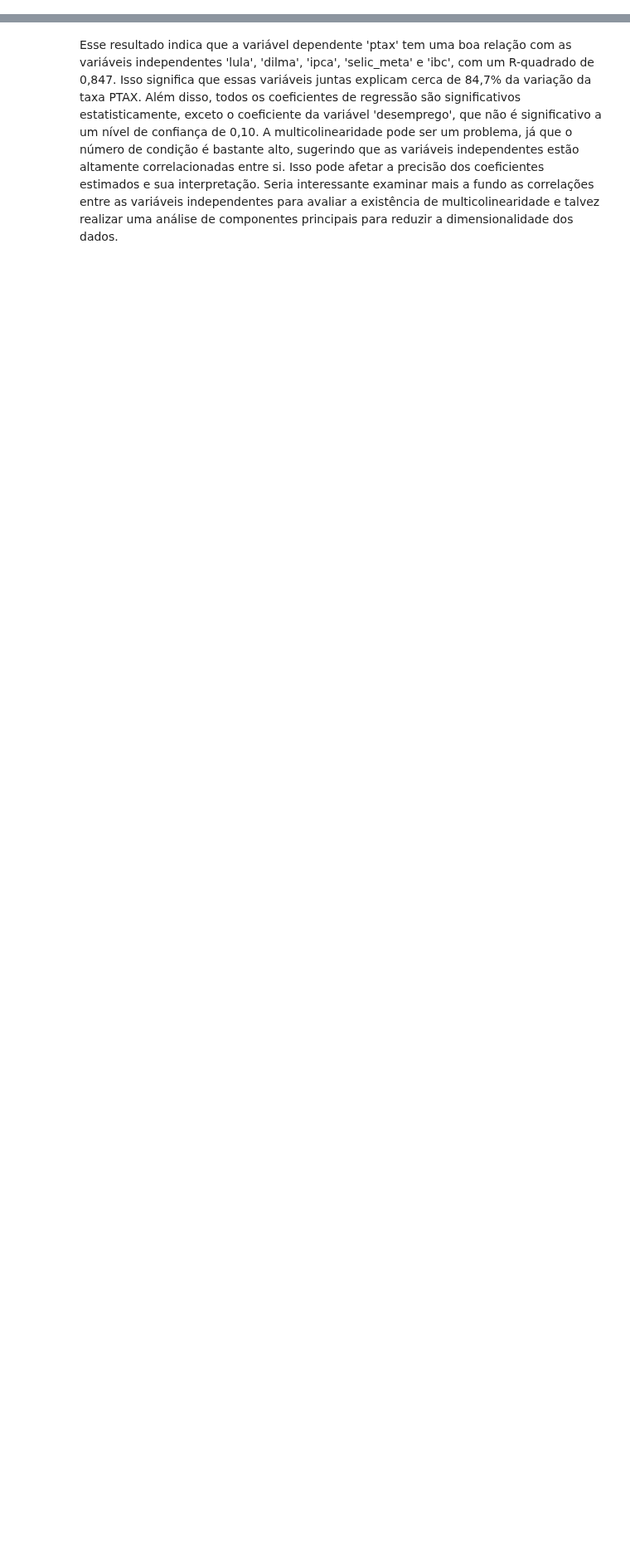
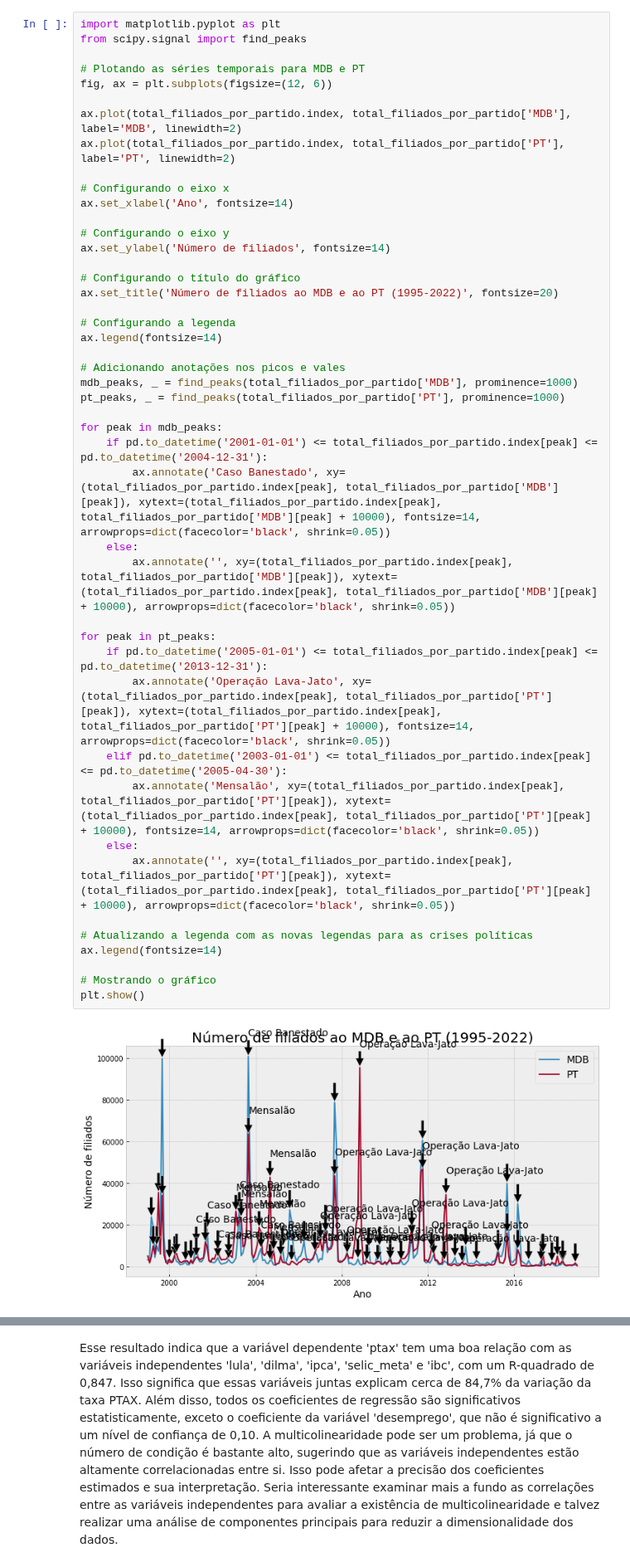
Before and after one commit to Leonardo-Dias-Up/Leonardo-Dias-Up, a Jupyter notebook: Economia_Brasileira_II.ipynb, the cells around one changed output, grey strips where cells are left out. Shown at 83% size. Drawn from its saved outputs; the diff is of its cells as text; blank space fills up the shorter version.

```diff
--- a/Economia_Brasileira_II.ipynb
+++ b/Economia_Brasileira_II.ipynb
@@ -208,0 +259,47 @@ Para começarmos a análise SARIMA, primeiro vamos plotar as séries temporais d
+# %%
+import matplotlib.pyplot as plt
+from scipy.signal import find_peaks
+
+# Plotando as séries temporais para MDB e PT
+fig, ax = plt.subplots(figsize=(12, 6))
+
+ax.plot(total_filiados_por_partido.index, total_filiados_por_partido['MDB'], label='MDB', linewidth=2)
+ax.plot(total_filiados_por_partido.index, total_filiados_por_partido['PT'], label='PT', linewidth=2)
+
+# Configurando o eixo x
+ax.set_xlabel('Ano', fontsize=14)
+
+# Configurando o eixo y
+ax.set_ylabel('Número de filiados', fontsize=14)
+
+# Configurando o título do gráfico
+ax.set_title('Número de filiados ao MDB e ao PT (1995-2022)', fontsize=20)
+
+# Configurando a legenda
+ax.legend(fontsize=14)
+
+# Adicionando anotações nos picos e vales
+mdb_peaks, _ = find_peaks(total_filiados_por_partido['MDB'], prominence=1000)
+pt_peaks, _ = find_peaks(total_filiados_por_partido['PT'], prominence=1000)
+
+for peak in mdb_peaks:
+    if pd.to_datetime('2001-01-01') <= total_filiados_por_partido.index[peak] <= pd.to_datetime('2004-12-31'):
+        ax.annotate('Caso Banestado', xy=(total_filiados_por_partido.index[peak], total_filiados_por_partido['MDB'][peak]), xytext=(total_filiados_por_partido.index[peak], total_filiados_por_partido['MDB'][peak] + 10000), fontsize=14, arrowprops=dict(facecolor='black', shrink=0.05))
+    else:
+        ax.annotate('', xy=(total_filiados_por_partido.index[peak], total_filiados_por_partido['MDB'][peak]), xytext=(total_filiados_por_partido.index[peak], total_filiados_por_partido['MDB'][peak] + 10000), arrowprops=dict(facecolor='black', shrink=0.05))
+
+for peak in pt_peaks:
+    if pd.to_datetime('2005-01-01') <= total_filiados_por_partido.index[peak] <= pd.to_datetime('2013-12-31'):
+        ax.annotate('Operação Lava-Jato', xy=(total_filiados_por_partido.index[peak], total_filiados_por_partido['PT'][peak]), xytext=(total_filiados_por_partido.index[peak], total_filiados_por_partido['PT'][peak] + 10000), fontsize=14, arrowprops=dict(facecolor='black', shrink=0.05))
+    elif pd.to_datetime('2003-01-01') <= total_filiados_por_partido.index[peak] <= pd.to_datetime('2005-04-30'):
+        ax.annotate('Mensalão', xy=(total_filiados_por_partido.index[peak], total_filiados_por_partido['PT'][peak]), xytext=(total_filiados_por_partido.index[peak], total_filiados_por_partido['PT'][peak] + 10000), fontsize=14, arrowprops=dict(facecolor='black', shrink=0.05))
+    else:
+        ax.annotate('', xy=(total_filiados_por_partido.index[peak], total_filiados_por_partido['PT'][peak]), xytext=(total_filiados_por_partido.index[peak], total_filiados_por_partido['PT'][peak] + 10000), arrowprops=dict(facecolor='black', shrink=0.05))
+
+# Atualizando a legenda com as novas legendas para as crises políticas
+ax.legend(fontsize=14)
+
+# Mostrando o gráfico
+plt.show()
+# %% [output]
+[figure, added]
```
Also changed, not shown: parts of 24 cells of this notebook.
